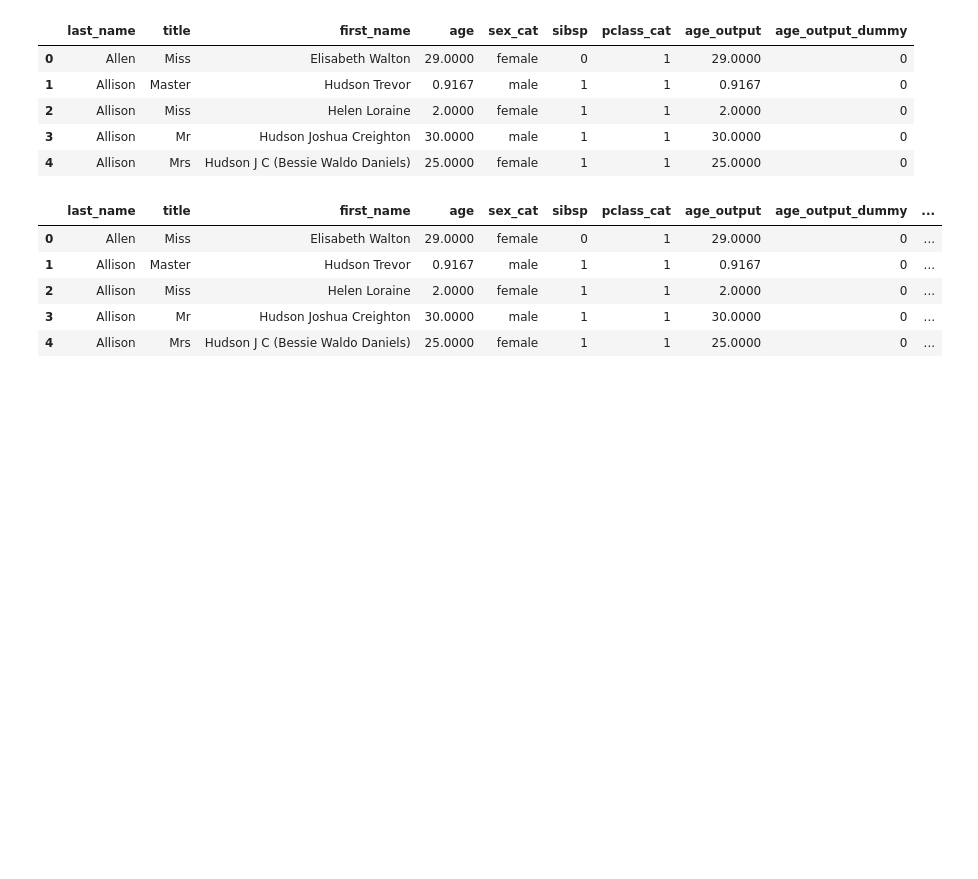
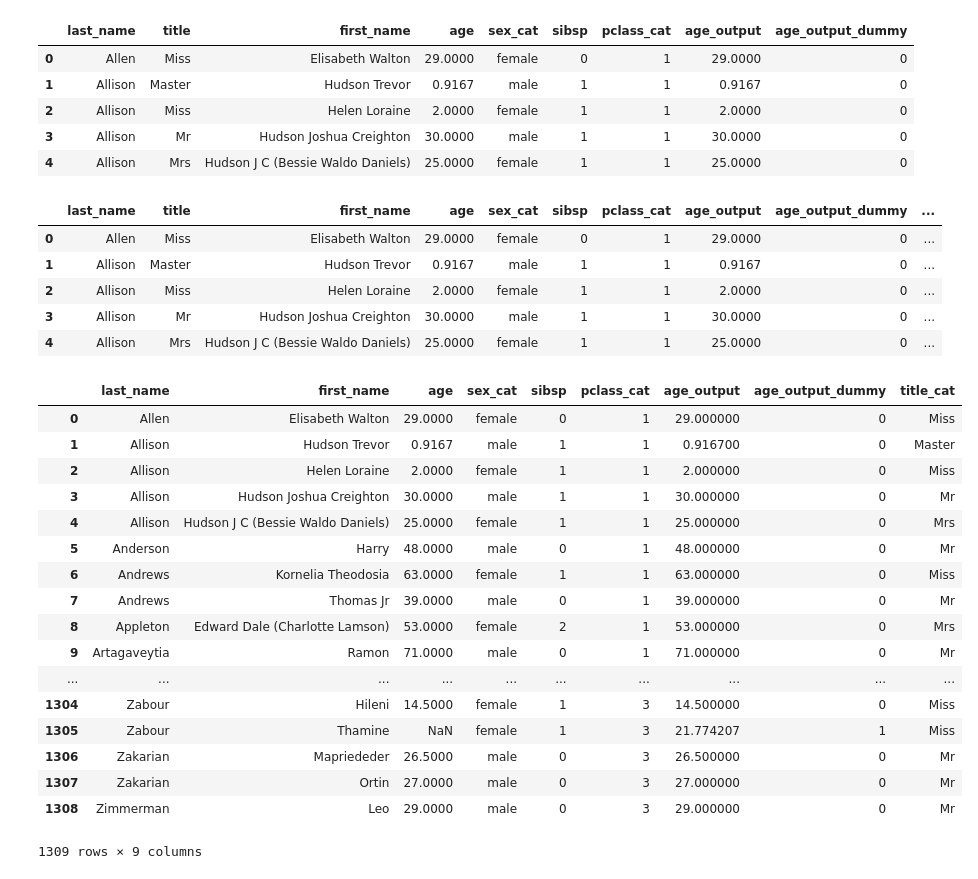
Before and after one commit to seanreed1111/titanic, a Jupyter notebook: titanic-2019-0325.ipynb, the cells around one changed output. Drawn from its saved outputs; the diff is of its cells as text; code cells hidden in the pictures; blank space fills up the shorter version.

```diff
--- a/titanic-2019-0325.ipynb
+++ b/titanic-2019-0325.ipynb
@@ -356,4 +356,23 @@ data.head()
 | 3 | Allison | Mr | Hudson Joshua Creighton | 30.0000 | male | 1 | 1 | 30.0000 | 0 | ... |
 | 4 | Allison | Mrs | Hudson J C (Bessie Waldo Daniels) | 25.0000 | female | 1 | 1 | 25.0000 | 0 | ... |
 # %%
-data.drop('title')
+data
+# %% [output]
+|  | last_name | first_name | age | sex_cat | sibsp | pclass_cat | age_output | age_output_dummy | title_cat |
+| 0 | Allen | Elisabeth Walton | 29.0000 | female | 0 | 1 | 29.000000 | 0 | Miss |
+| 1 | Allison | Hudson Trevor | 0.9167 | male | 1 | 1 | 0.916700 | 0 | Master |
+| 2 | Allison | Helen Loraine | 2.0000 | female | 1 | 1 | 2.000000 | 0 | Miss |
+| 3 | Allison | Hudson Joshua Creighton | 30.0000 | male | 1 | 1 | 30.000000 | 0 | Mr |
+| 4 | Allison | Hudson J C (Bessie Waldo Daniels) | 25.0000 | female | 1 | 1 | 25.000000 | 0 | Mrs |
+| 5 | Anderson | Harry | 48.0000 | male | 0 | 1 | 48.000000 | 0 | Mr |
+| 6 | Andrews | Kornelia Theodosia | 63.0000 | female | 1 | 1 | 63.000000 | 0 | Miss |
+| 7 | Andrews | Thomas Jr | 39.0000 | male | 0 | 1 | 39.000000 | 0 | Mr |
+| 8 | Appleton | Edward Dale (Charlotte Lamson) | 53.0000 | female | 2 | 1 | 53.000000 | 0 | Mrs |
+| 9 | Artagaveytia | Ramon | 71.0000 | male | 0 | 1 | 71.000000 | 0 | Mr |
+| ... | ... | ... | ... | ... | ... | ... | ... | ... | ... |
+| 1304 | Zabour | Hileni | 14.5000 | female | 1 | 3 | 14.500000 | 0 | Miss |
+| 1305 | Zabour | Thamine | NaN | female | 1 | 3 | 21.774207 | 1 | Miss |
+| 1306 | Zakarian | Mapriededer | 26.5000 | male | 0 | 3 | 26.500000 | 0 | Mr |
+| 1307 | Zakarian | Ortin | 27.0000 | male | 0 | 3 | 27.000000 | 0 | Mr |
+| 1308 | Zimmerman | Leo | 29.0000 | male | 0 | 3 | 29.000000 | 0 | Mr |
+1309 rows × 9 columns
```
Also changed, not shown: parts of 5 cells of this notebook.
